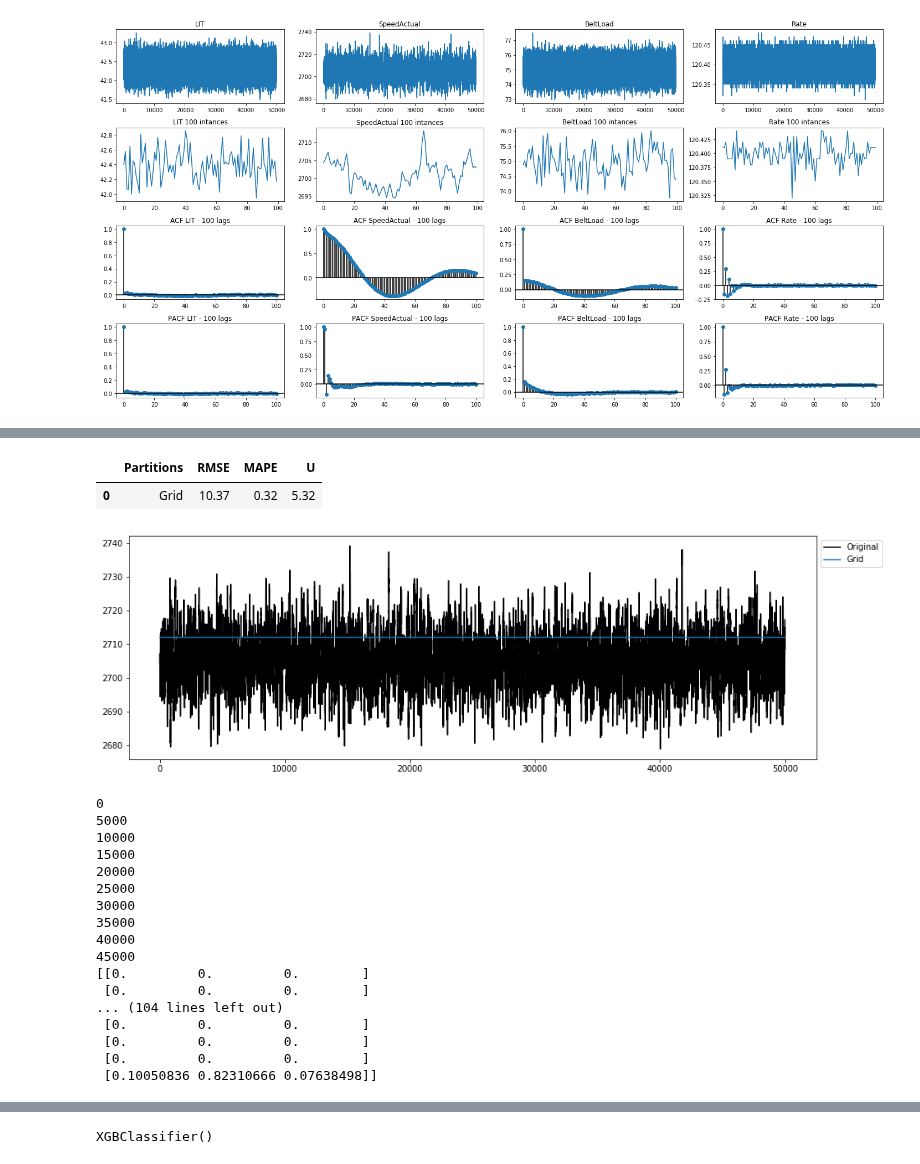
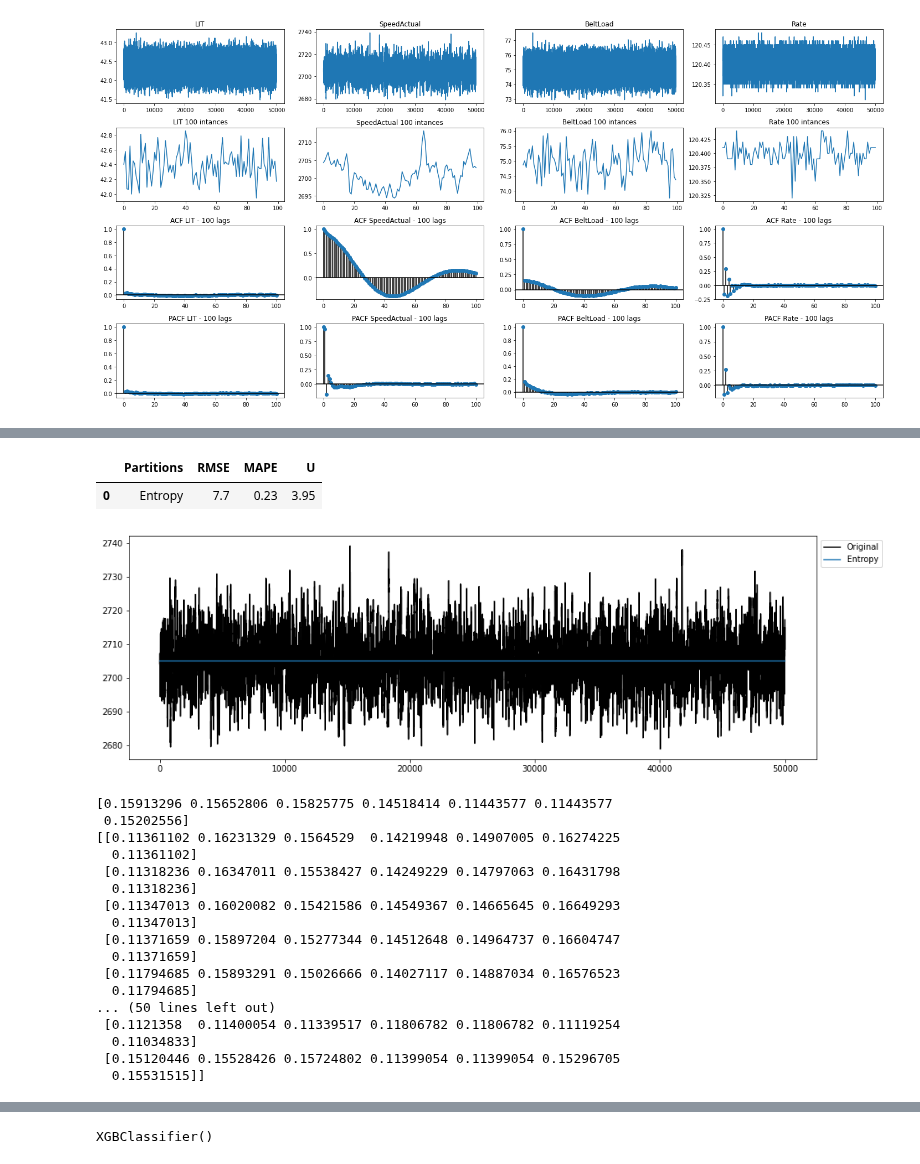
Before and after one commit to gabrielvinicios02/ExperimentsMultivariate, a Jupyter notebook: ClassificadorXGBoost.ipynb, the cells around one changed output, grey strips where cells are left out. Cells and saved outputs as stored; diff of their text form; code cells hidden in the pictures.

```diff
--- a/ClassificadorXGBoost.ipynb
+++ b/ClassificadorXGBoost.ipynb
@@ -103,8 +120,10 @@ Objects that are present in a2 : odict_keys(['faulty_training'])
 # %%
 #REading the .Rdata files in pandas dataframe and saving it in .csv file
 #reading train data
-b1 = a1['fault_free_training']
-b2 = a2['faulty_training']
+b1 = a1
+b2 = a2
+#b1 = a1['fault_free_training']
+#b2 = a2['faulty_training']
 #reading test data
 #b3 = a3['fault_free_testing']
 #b4 = a4['faulty_testing']
@@ -146,4 +165,7 @@ Name: faultNumber, dtype: int64
 # %%
-train_ts_2 = train_ts[0:50000]
+#train_ts_2 = train_ts[0:50000]
 test_2 = test.loc[test['faultNumber']==4] #funciona filtro dados
-test_2 = test_2[0:50000]
+#test_2 = test_2[0:50000]
+test_sf = test.loc[test['faultNumber']==0]
+print(test_2)
+print(test_sf)
@@ -149,0 +190,6 @@ test_2 = test_2[0:50000]
+# %%
+i = 0
+for i in range(20):
+  test_3 = test_2.loc[test_2['simulationRun']==i] #funciona filtro dados
+  print(i)
+  print(test_3)
@@ -183,7 +247,7 @@ from statsmodels.tsa.stattools import acf, pacf
 datasets1 = {}
 
 #datasets1['LIT'] = dados_treino_Falha.get('LIT_2012KS_0251_FilteredSignal')
-datasets1['LIT'] = train_ts_2.get('xmeas_6')
+datasets1['LIT'] = test_3.get('xmeas_6')
 #datasets1['SpeedActual'] = dados_treino_Falha.get('_AL_2012KS_06M1_SpeedActual')
 datasets1['SpeedActual'] = train_ts_2.get('xmeas_7')
 #datasets1['BeltLoad'] = dados_treino_Falha.get('WIT_1085KS_2300_BeltLoad')
@@ -269,41 +333,41 @@ from pyFTS.partitioners import Grid, FCM, CMeans, Entropy
 from pyFTS.benchmarks import Measures
 
 #metodos = [Grid.GridPartitioner, Entropy.EntropyPartitioner, CMeans.CMeansPartitioner ]
-metodos = [Grid.GridPartitioner]
+metodos = [Entropy.EntropyPartitioner]
 
 k = 4
 
 rows = []
 
 y1=np.asarray(datasets1['SpeedActual'])
 
 fig, ax = plt.subplots(nrows=1, ncols=1,figsize=[15,5])
 
 ax.plot(y1, label='Original',color='black')
 
 for contador, metodo in enumerate(metodos):
   part = metodo(data=y1, npart=k)
   model = hofts.HighOrderFTS(order=2, partitioner=part)
   model.fit(y1)
   forecasts = model.predict(y1)
   for o in range(model.order):
     forecasts.insert(0,None)
 
   ax.plot(forecasts[:-1], label=part.name)
 
   rmse, mape, u = Measures.get_point_statistics(y1, model)
 
   rows.append([part.name, rmse, mape, u])
 
 
 handles, labels = ax.get_legend_handles_labels()
 lgd = ax.legend(handles, labels, loc=2, bbox_to_anchor=(1, 1))
 
 pd.DataFrame(rows, columns=['Partitions','RMSE','MAPE','U'])
 # %% [output]
 |  | Partitions | RMSE | MAPE | U |
-| 0 | Grid | 10.37 | 0.32 | 5.32 |
+| 0 | Entropy | 7.7 | 0.23 | 3.95 |
-[figure, old version]
+[figure, new version]
 # %%
 #Dados Sem Falhas
 from numpy.core.multiarray import concatenate
@@ -312,6 +376,8 @@ from pyFTS.models import pwfts
 from pyFTS.partitioners import Grid
 from pyFTS.benchmarks import Measures
 from pyFTS.common import Util
+from pyFTS.models import hofts
+from pyFTS.partitioners import Grid, FCM, CMeans, Entropy
 
 #metodos = [chen.ConventionalFTS, cheng.TrendWeightedFTS, hofts.HighOrderFTS,
 #          hofts.WeightedHighOrderFTS, pwfts.ProbabilisticWeightedFTS]
@@ -325,7 +391,7 @@ VT1=[]
 
 for i in range(0,y1.size,tam_grupo):
   grpan = y1[i:i+tam_grupo]
-  part = Grid.GridPartitioner(data=np.asarray(grpan), npart=k)
+  part = Entropy.EntropyPartitioner(data=np.asarray(grpan), npart=k)
   for contador, metodo in enumerate(metodos):
     model1 = metodo(partitioner=part, progress=False, type='distribution')
     if model1.is_high_order:
@@ -340,28 +406,30 @@ for i in range(0,y1.size,tam_grupo):
   else:
     VT1 = np.c_[VT1,V1]
 
+  print(lhs1t)
+  print(rhs1)
   print(i)
 
 VT1 = np.transpose(VT1)
 print(VT1)
 # %% [output]
-0
-5000
-10000
-15000
-20000
-25000
-30000
-35000
-40000
-45000
-[[0.         0.         0.        ]
- [0.         0.         0.        ]
-... (104 lines left out)
- [0.         0.         0.        ]
- [0.         0.         0.        ]
- [0.         0.         0.        ]
- [0.10050836 0.82310666 0.07638498]]
+[0.15913296 0.15652806 0.15825775 0.14518414 0.11443577 0.11443577
+ 0.15202556]
+[[0.11361102 0.16231329 0.1564529  0.14219948 0.14907005 0.16274225
+  0.11361102]
+ [0.11318236 0.16347011 0.15538427 0.14249229 0.14797063 0.16431798
+  0.11318236]
+ [0.11347013 0.16020082 0.15421586 0.14549367 0.14665645 0.16649293
+  0.11347013]
+ [0.11371659 0.15897204 0.15277344 0.14512648 0.14964737 0.16604747
+  0.11371659]
+ [0.11794685 0.15893291 0.15026666 0.14027117 0.14887034 0.16576523
+  0.11794685]
+... (50 lines left out)
+ [0.1121358  0.11400054 0.11339517 0.11806782 0.11806782 0.11119254
+  0.11034833]
+ [0.15120446 0.15528426 0.15724802 0.11399054 0.11399054 0.15296705
+  0.15531515]]
 # %%
 #Dados Sem Falhas
 from pyFTS.models import pwfts
```
Also changed, not shown: parts of 25 cells of this notebook.
